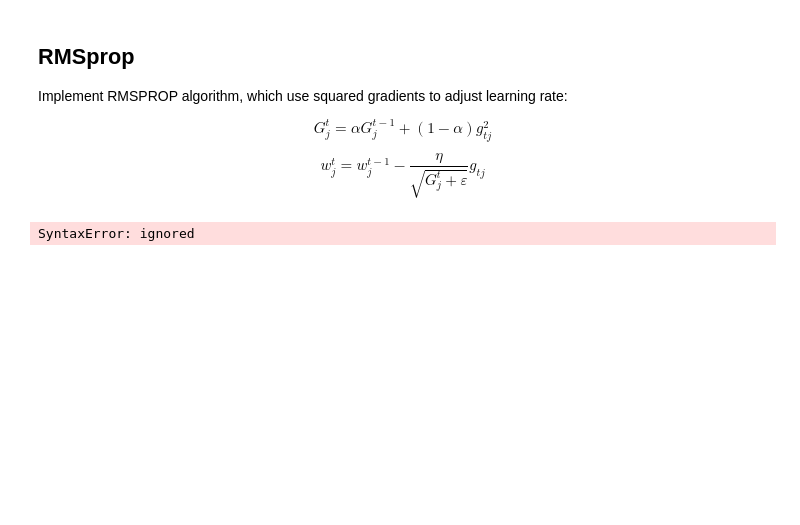
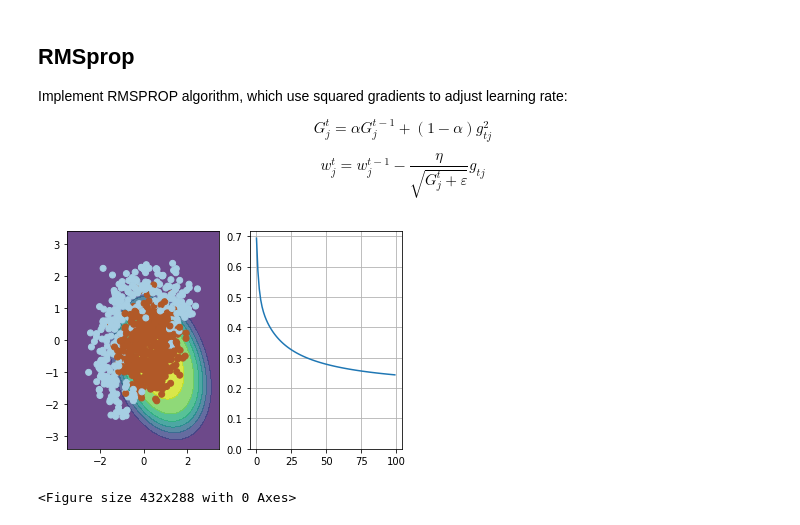
Before and after one commit to YangJiao85/AdvancedML, a Jupyter notebook: Copy_of_week01_pa.ipynb, the cells around one changed output. Saved outputs shown, nothing was run; the diff lists cells and outputs as text; code cells hidden in the pictures; blank space fills up the shorter version.

```diff
--- a/Copy_of_week01_pa.ipynb
+++ b/Copy_of_week01_pa.ipynb
@@ -364,35 +373,36 @@ $$ w_j^t = w_j^{t-1} - \dfrac{\eta}{\sqrt{G_j^t + \varepsilon}} g_{tj} $$
 np.random.seed(42)
 
 w = np.array([0, 0, 0, 0, 0, 1.])
 
 eta = 0.1 # learning rate
 alpha = 0.9 # moving average of gradient norm squared
 g2 = None # we start with None so that you can update this value correctly on the first iteration
 eps = 1e-8
 
 n_iter = 100
 batch_size = 4
 loss = np.zeros(n_iter)
 plt.figure(figsize=(12,5))
 for i in range(n_iter):
     ind = np.random.choice(X_expanded.shape[0], batch_size)
     loss[i] = compute_loss(X_expanded, y, w)
     if i % 10 == 0:
         visualize(X_expanded[ind, :], y[ind], w, loss)
 
     # TODO:<your code here>
-    grad = compute_grad(X_expanded, w)
+    grad = compute_grad(X_expanded, y, w)
     if(i == 0):
         g2 = (1.- alpha)*grad*grad
     else:
         g2 = alpha * g2 + (1.-alpha)*grad*grad
     for j in range(len(w)):
         w[j] = w[j] - eta * grad[j]/np.sqrt(g2[j] + eta)
 
 visualize(X, y, w, loss)
 plt.clf()
 # %% [output]
+[figure, added]
-SyntaxError: ignored
+<Figure size 432x288 with 0 Axes>
 # %%
 # use output of this cell to fill answer field
 ans_part6 = compute_loss(X_expanded, y, w)
```
Also changed, not shown: parts of 15 cells of this notebook.
